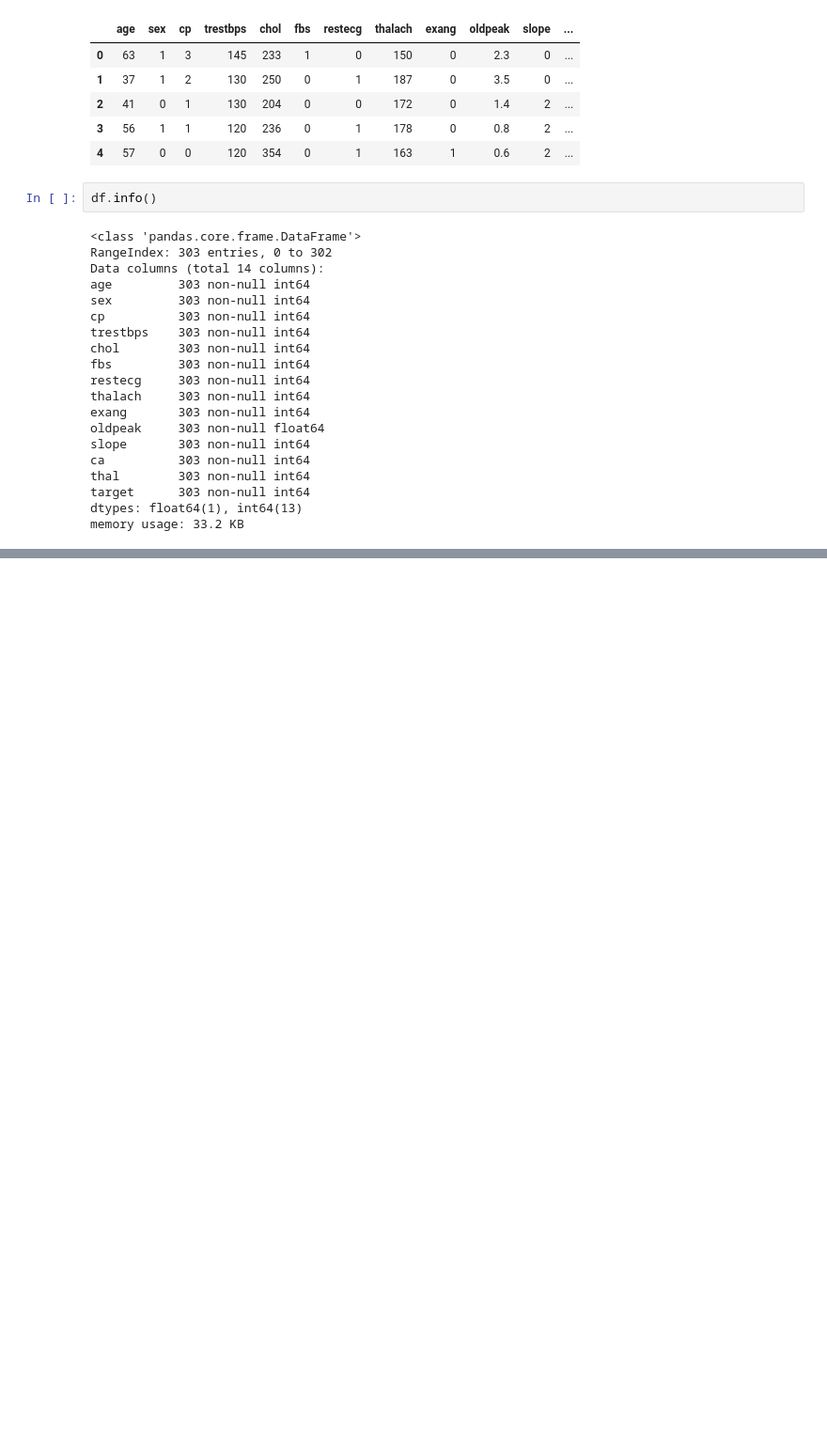
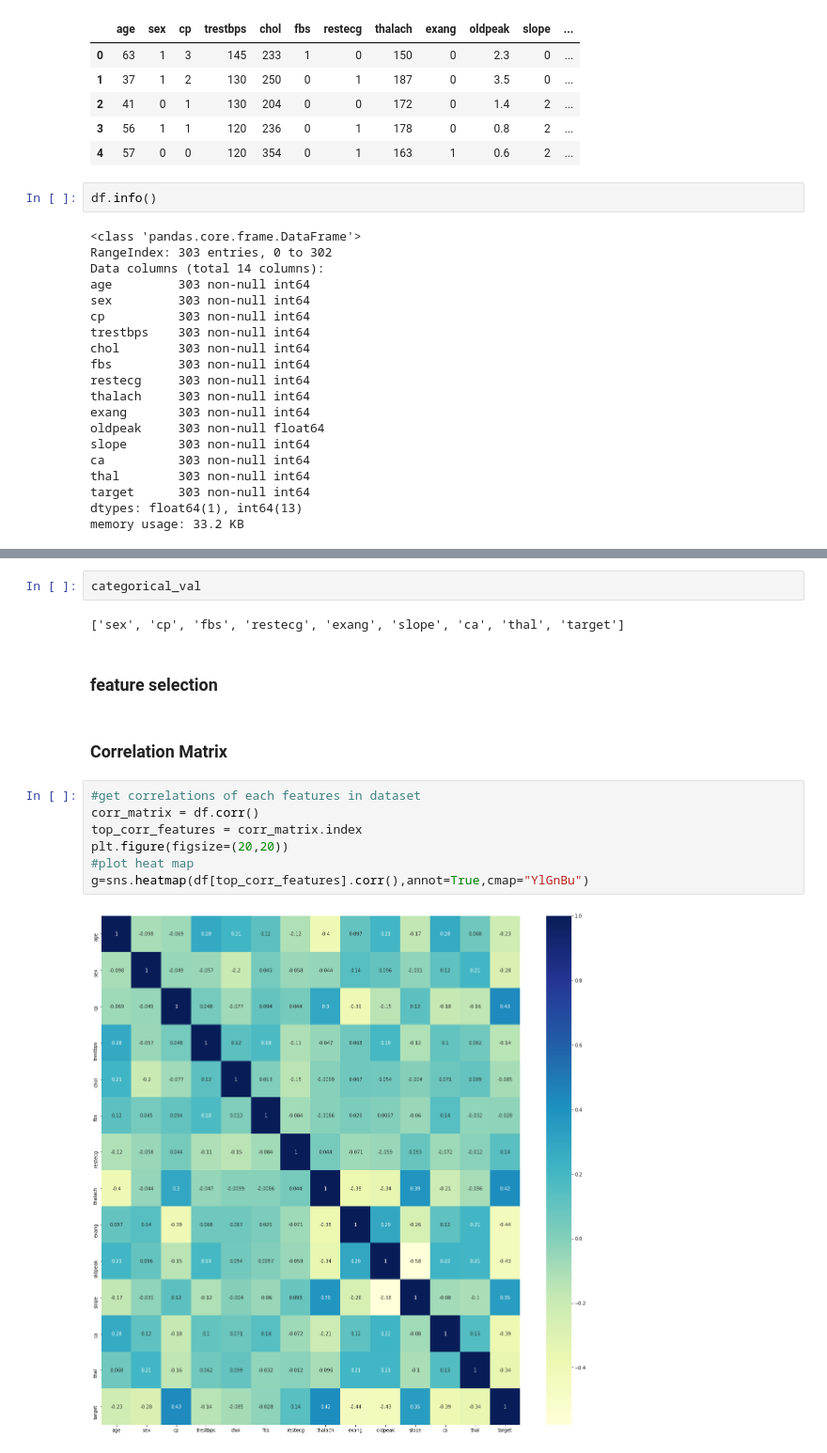
Before and after one commit to power-art/Predicting-Heart-Disease, a Jupyter notebook: Heart Disease Detection.ipynb, the cells around one changed output, grey strips where cells are left out. Shown at 94% size. Cells and saved outputs as stored; diff of their text form; blank space fills up the shorter version.

```diff
--- a/Heart Disease Detection.ipynb
+++ b/Heart Disease Detection.ipynb
@@ -40,0 +121,17 @@ memory usage: 33.2 KB
+# %%
+categorical_val
+# %% [output]
+['sex', 'cp', 'fbs', 'restecg', 'exang', 'slope', 'ca', 'thal', 'target']
+# %% [markdown]
+### feature selection
+# %% [markdown]
+### Correlation Matrix
+# %%
+#get correlations of each features in dataset
+corr_matrix = df.corr()
+top_corr_features = corr_matrix.index
+plt.figure(figsize=(20,20))
+#plot heat map
+g=sns.heatmap(df[top_corr_features].corr(),annot=True,cmap="YlGnBu")
+# %% [output]
+[figure, added]
```
Also changed, not shown: parts of 19 cells of this notebook.
